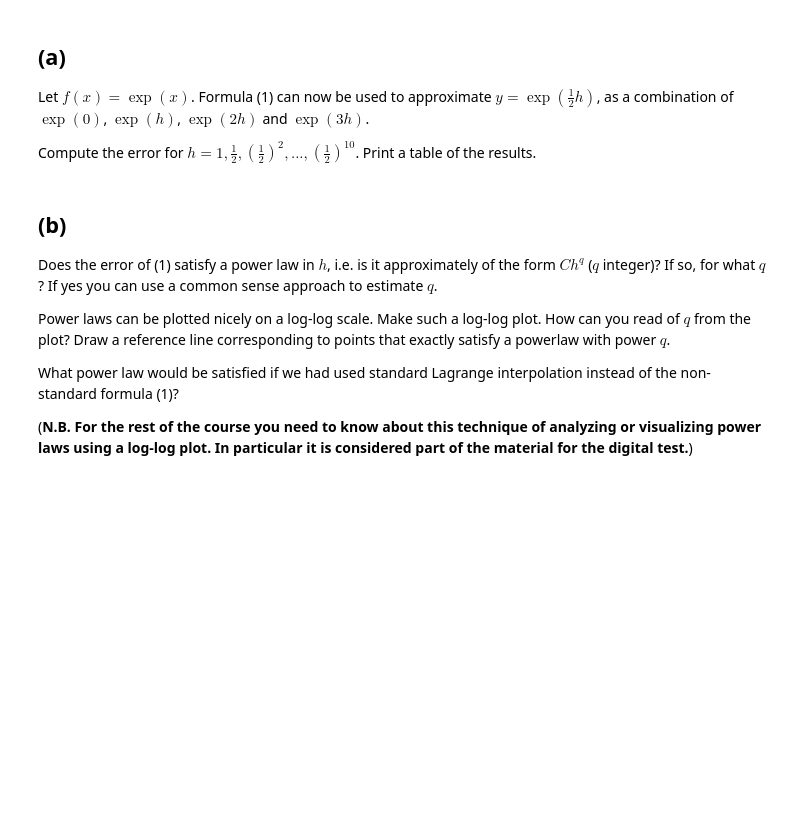
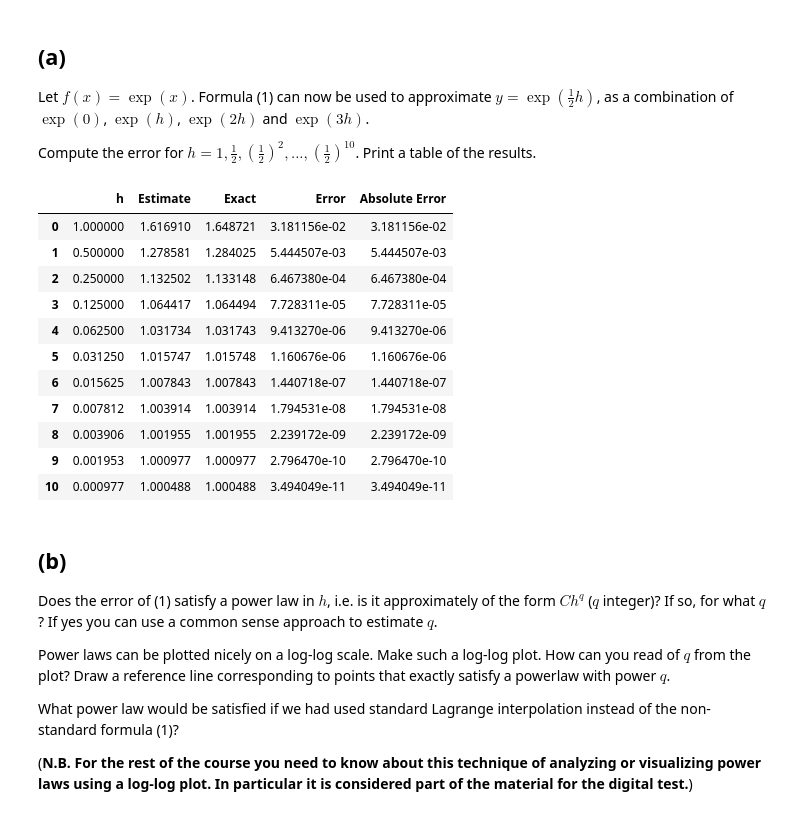
Before and after one commit to TimothyBohm/Numerical_Algorithms, a Jupyter notebook: hw2_2026.ipynb, the cells around one changed output. Cells and saved outputs as stored; diff of their text form; code cells hidden in the pictures; blank space fills up the shorter version.

```diff
--- a/hw2_2026.ipynb
+++ b/hw2_2026.ipynb
@@ -58,6 +60,49 @@ a = np.array( [ 0.35, 0.825, -0.2, 0.025 ] )
 Let $f(x) = \exp(x)$. Formula (1) can now be used to approximate $y = \exp(\frac{1}{2} h)$, as a combination of $\exp(0)$, $\exp(h)$, $\exp(2h)$ and $\exp(3h)$.
 
 Compute the error for $h = 1, \frac{1}{2}, (\frac{1}{2})^2, ..., (\tfrac{1}{2})^{10}$. Print a table of the results.
+# %%
+import pandas as pd # for table
+
+def approximate_function(h, fx, a, t0=0):
+    result = 0
+
+    for i in range(4):
+        ti = t0 + i * h
+        result += a[i] * fx(ti)
+
+    return result
+
+
+fx = lambda x: np.exp(x)
+results = []
+
+for k in range(11):
+    h = 0.5 ** k
+    estimate = approximate_function(h, fx, a)
+    actual = fx(h/2)
+    error = actual - estimate
+    results.append({
+        "h": h,
+        "Estimate": estimate,
+        "Exact": actual,
+        "Error": error,
+        "Absolute Error": abs(error)
+    })
+df = pd.DataFrame(results)
+display(df)
+# %% [output]
+|  | h | Estimate | Exact | Error | Absolute Error |
+| 0 | 1.000000 | 1.616910 | 1.648721 | 3.181156e-02 | 3.181156e-02 |
+| 1 | 0.500000 | 1.278581 | 1.284025 | 5.444507e-03 | 5.444507e-03 |
+| 2 | 0.250000 | 1.132502 | 1.133148 | 6.467380e-04 | 6.467380e-04 |
+| 3 | 0.125000 | 1.064417 | 1.064494 | 7.728311e-05 | 7.728311e-05 |
+| 4 | 0.062500 | 1.031734 | 1.031743 | 9.413270e-06 | 9.413270e-06 |
+| 5 | 0.031250 | 1.015747 | 1.015748 | 1.160676e-06 | 1.160676e-06 |
+| 6 | 0.015625 | 1.007843 | 1.007843 | 1.440718e-07 | 1.440718e-07 |
+| 7 | 0.007812 | 1.003914 | 1.003914 | 1.794531e-08 | 1.794531e-08 |
+| 8 | 0.003906 | 1.001955 | 1.001955 | 2.239172e-09 | 2.239172e-09 |
+| 9 | 0.001953 | 1.000977 | 1.000977 | 2.796470e-10 | 2.796470e-10 |
+| 10 | 0.000977 | 1.000488 | 1.000488 | 3.494049e-11 | 3.494049e-11 |
 # %% [markdown]
 ## (b)
 
```
Also changed, not shown: parts of 3 cells of this notebook.
